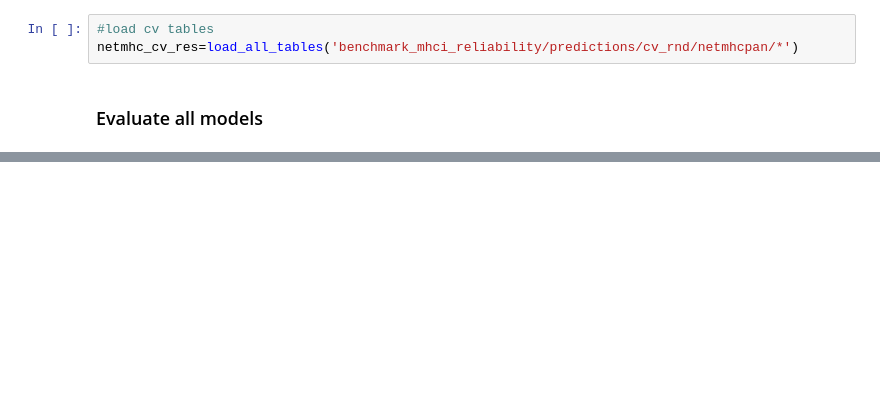
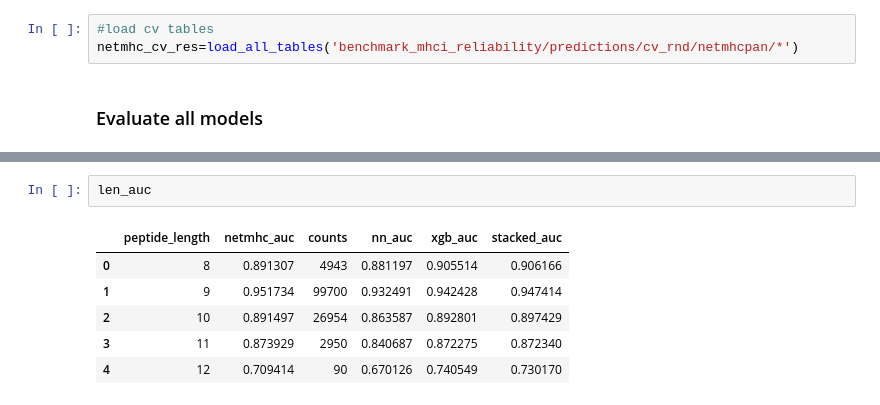
Before and after one commit to riblidezso/mhcboost, a Jupyter notebook: boosted_trees_vs_neural_network_vs_ensemble.ipynb, the cells around one changed output, grey strips where cells are left out. Saved outputs shown, nothing was run; the diff lists cells and outputs as text; blank space fills up the shorter version.

```diff
--- a/boosted_trees_vs_neural_network_vs_ensemble.ipynb
+++ b/boosted_trees_vs_neural_network_vs_ensemble.ipynb
@@ -369,0 +539,9 @@ print "NetMHCpan AUC:", roc_auc_score(netmhc_cv_res.binding,-netmhc_cv_res.pred)
+# %%
+len_auc
+# %% [output]
+|  | peptide_length | netmhc_auc | counts | nn_auc | xgb_auc | stacked_auc |
+| 0 | 8 | 0.891307 | 4943 | 0.881197 | 0.905514 | 0.906166 |
+| 1 | 9 | 0.951734 | 99700 | 0.932491 | 0.942428 | 0.947414 |
+| 2 | 10 | 0.891497 | 26954 | 0.863587 | 0.892801 | 0.897429 |
+| 3 | 11 | 0.873929 | 2950 | 0.840687 | 0.872275 | 0.872340 |
+| 4 | 12 | 0.709414 | 90 | 0.670126 | 0.740549 | 0.730170 |
```
Also changed, not shown: parts of 19 cells of this notebook.
